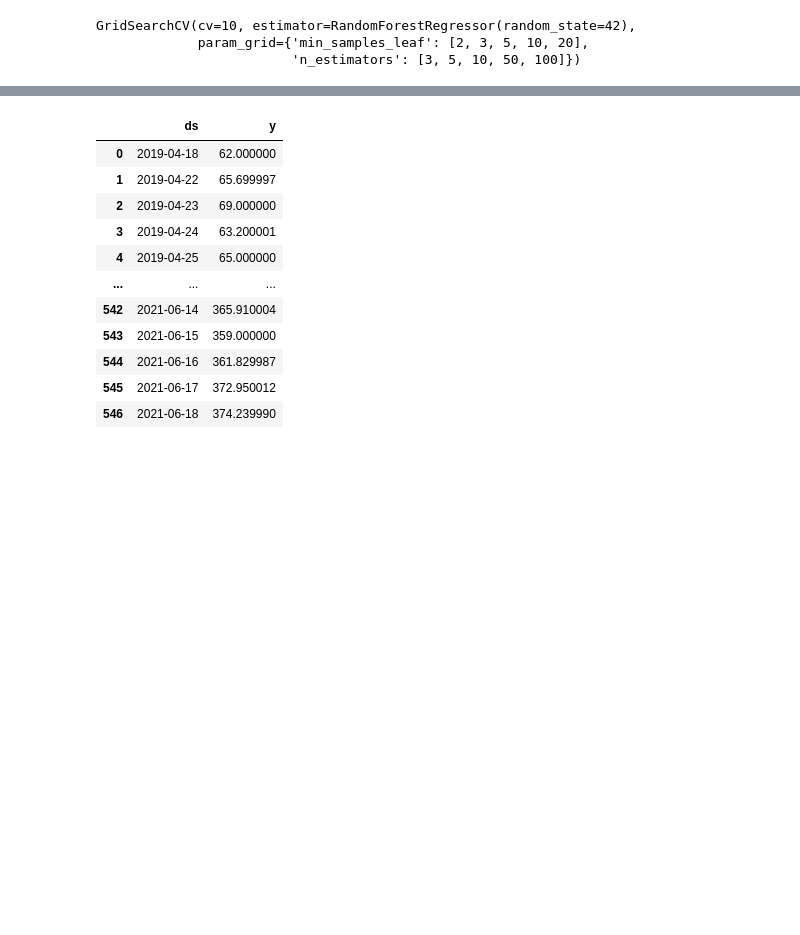
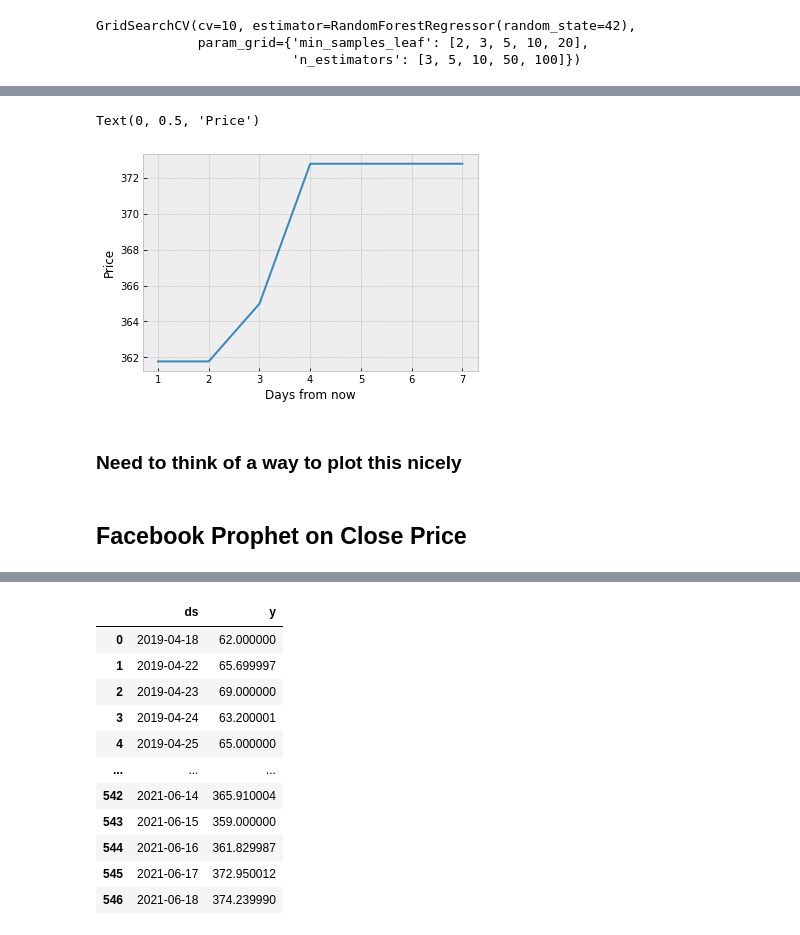
Before and after one commit to Louisaebert/Stock_Prediction, a Jupyter notebook: Stock_4_.ipynb, the cells around one changed output, grey strips where cells are left out. Drawn from its saved outputs; the diff is of its cells as text; code cells hidden in the pictures; blank space fills up the shorter version.

```diff
--- a/Stock_4_.ipynb
+++ b/Stock_4_.ipynb
@@ -198,7 +186,5 @@ df.tail()
 5 rows × 93 columns
 # %%
-#x without the nans
+#x without the NaNs
 X = np.array(df.drop(['shift_close','datetime'],1))[:-move_days]
+X = np.array(df.drop(['shift_close','datetime'],1))[:-move_days]
-# %%
-y=np.array(df['shift_close'])[:-move_days]
-#print(y)
@@ -229,4 +211,4 @@ RandomForestRegressor(min_samples_leaf=3, n_estimators=50, random_state=42)
 # %%
-rf=RandomForestRegressor(min_samples_leaf=3, n_estimators=50, random_state=42)
+rf=RandomForestRegressor(min_samples_leaf=2, n_estimators=3, random_state=42)
 rf.fit(X_train, y_train)
 # %% [output]
@@ -234,5 +222,6 @@ RandomForestRegressor(min_samples_leaf=3, n_estimators=50, random_state=42)
 # %%
+# Now the X variable is going to be the features for the days where we have no "in x Days price"
 X_pred=df.drop(['shift_close','datetime'],1)[:-move_days]
 X_pred=X_pred.tail(move_days)
-X_pred=np.array(X_pred)
-print(X_pred)
+#X_pred=np.array(X_pred)
+#print(X_pred)
@@ -330,3 +282,14 @@ Volume                        0.000000
+# %%
+plt.plot(np.arange(1,move_days+1,1),pred)
+plt.xlabel("Days from now")
+plt.ylabel("Price")
+# %% [output]
+Text(0, 0.5, 'Price')
+[figure, added]
+# %% [markdown]
+### Need to think of a way to plot this nicely
+# %% [markdown]
+## Facebook Prophet on Close Price
 # %%
 # FB Prophet
 # %%
```
Also changed, not shown: parts of 41 cells of this notebook, 1 other file.
